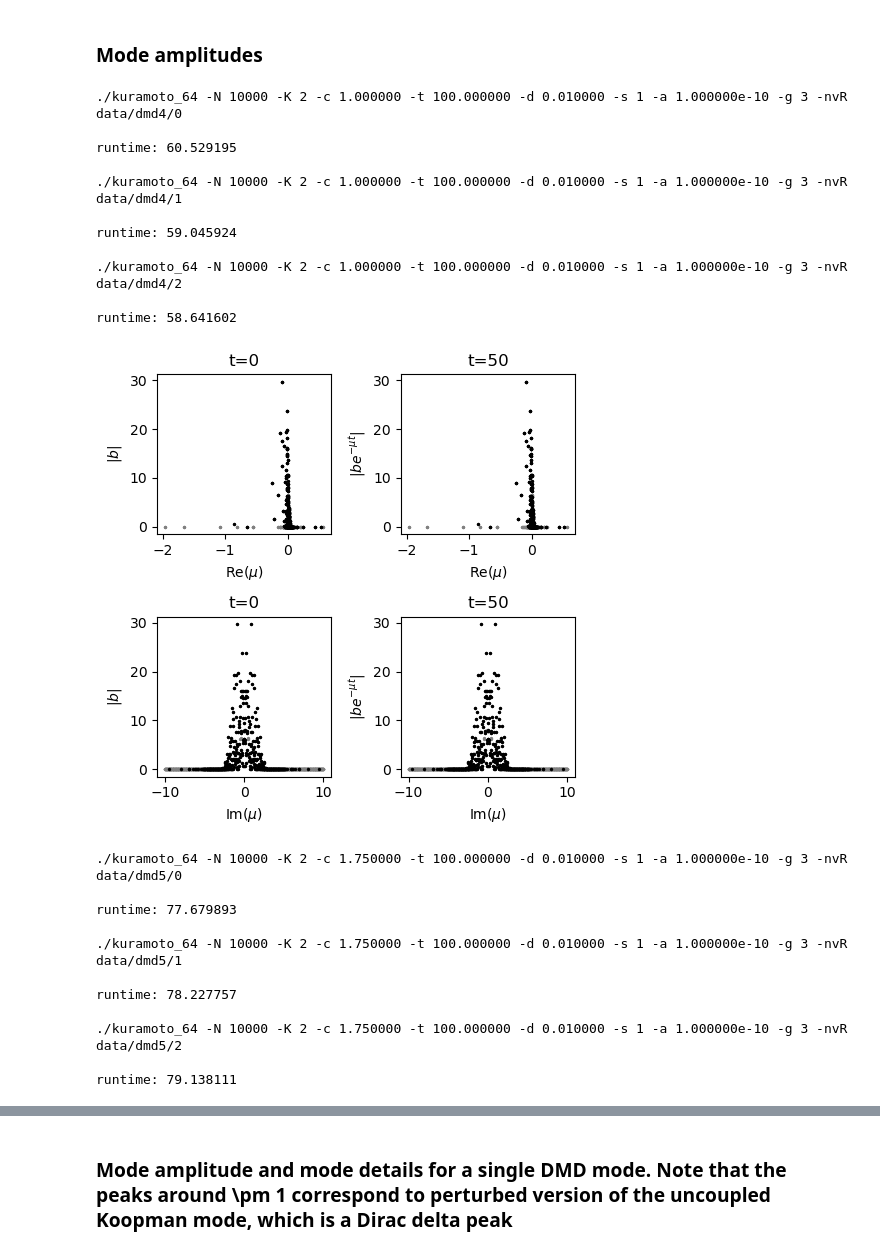
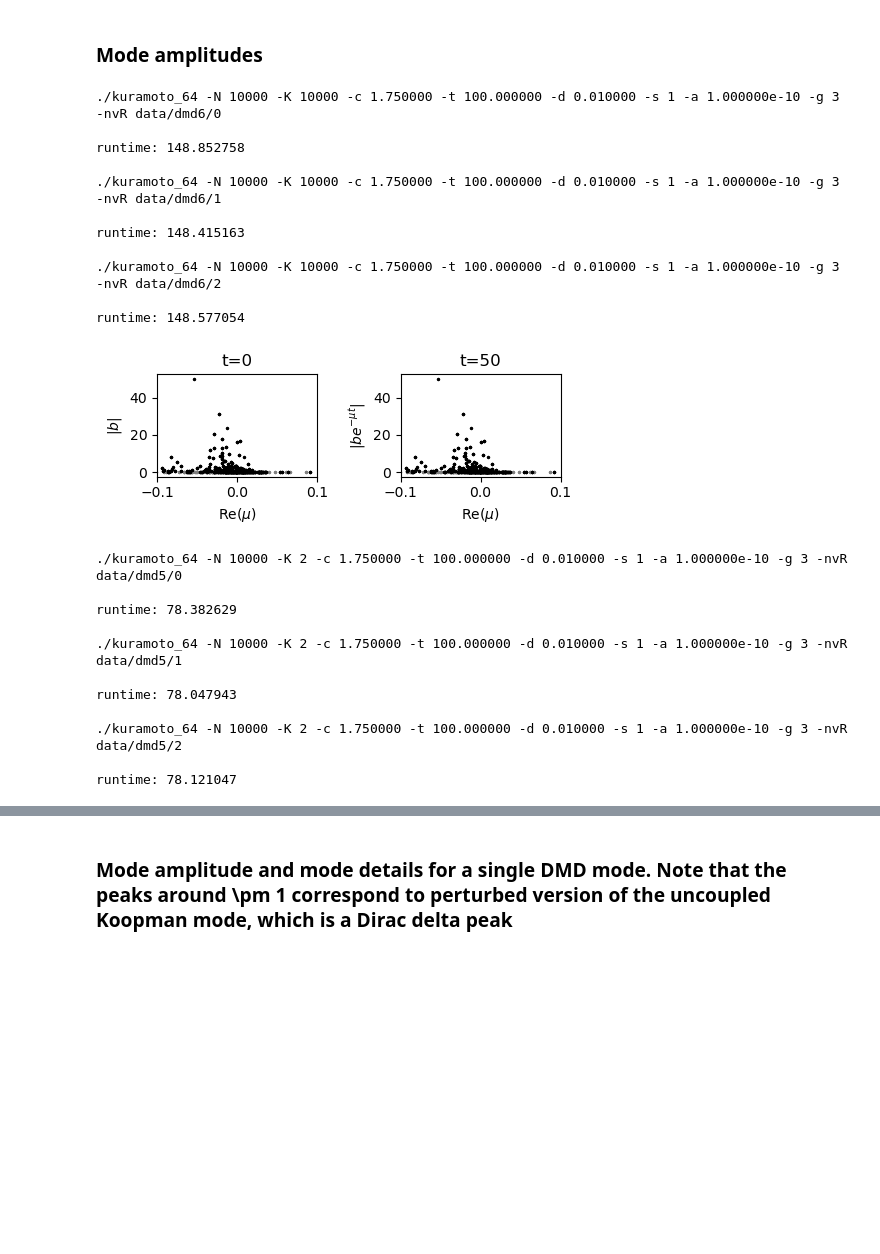
Before and after one commit to znicolaou/kuramoto, a Jupyter notebook: dmdplot.ipynb, the cells around one changed output, grey strips where cells are left out. Saved outputs shown, nothing was run; the diff lists cells and outputs as text; code cells hidden in the pictures; blank space fills up the shorter version.

Commit message:
updated plots

```diff
--- a/dmdplot.ipynb
+++ b/dmdplot.ipynb
@@ -143,8 +200,8 @@ for filebase0 in filebases:
     inds=np.where(vals1[:-nr*ni]<rescrit)[0]
     plt.scatter(xs1,ys1,c='black',s=1)
     plt.scatter(xs1[inds],ys1[inds],c='white',s=1)
-    plt.ylim(-3,3)
-    plt.xlim(-0.6,0.6)
+    # plt.ylim(-3,3)
+    # plt.xlim(-0.6,0.6)
     if m>0:
         plt.gca().set_yticklabels([])
     else:
@@ -161,7 +218,11 @@ plt.show()
 # %% [markdown]
 ### Mode amplitudes
 # %%
-filebases=['data/dmd4/','data/dmd5/','data/dmd6/']
+filebases=['data/dmd6/','data/dmd5/','data/dmd4/']
+nr=26
+ni=26
+rescrit=1E-9
+
 
 for filebase0 in filebases:
     thetas=[]
@@ -207,69 +268,58 @@ for filebase0 in filebases:
     S=s[:r]
     vs=(np.conjugate(V).T*1/S).dot(xis)
 
-    plt.subplots(2,2,figsize=(5,5))
+    plt.subplots(1,2,figsize=(5,2))
 
-    inds=np.where(vals1[:-nr*ni]<rescrit)[0]
+    inds=np.where(vals[:-nr*ni]<rescrit)[0]
     xs=np.real(np.log(zs[:-nr*ni])/dt)
     ys=np.imag(np.log(zs[:-nr*ni])/dt)
+    rs=(xs**2+ys**2)**0.5
     bs=np.abs(X[0].dot(vs[:,:-nr*ni])/np.linalg.norm(vs[:,:-nr*ni],axis=0))
     bsn=np.abs(X[n].dot(vs[:,:-nr*ni])/np.linalg.norm(vs[:,:-nr*ni],axis=0)/zs[:-nr*ni]**n)
 
-    plt.subplot(2,2,1)
+    plt.subplot(1,2,1)
     plt.scatter(xs,bs,c='grey',s=2)
     plt.scatter(xs[inds],bs[inds],c='black',s=2)
     plt.title('t=%.0f'%(dt*0))
     plt.xlabel(r'$\mathrm{Re}(\mu)$')
     plt.ylabel(r'$|b|$')
+    plt.xlim(-0.1,0.1)
 
-    plt.subplot(2,2,2)
+
+    plt.subplot(1,2,2)
     n=5000
     plt.scatter(xs,bsn,c='grey',s=2)
     plt.scatter(xs[inds],bsn[inds],c='black',s=2)
     plt.title('t=%.0f'%(dt*n))
     plt.xlabel(r'$\mathrm{Re}(\mu)$')
     plt.ylabel(r'$|be^{-\mu t}|$')
+    plt.xlim(-0.1,0.1)
 
-    plt.subplot(2,2,3)
-    plt.scatter(ys,bs,c='grey',s=2)
-    plt.scatter(ys[inds],bs[inds],c='black',s=2)
-    plt.title('t=%.0f'%(dt*0))
-    plt.xlabel(r'$\mathrm{Im}(\mu)$')
-    plt.ylabel(r'$|b|$')
-
-    plt.subplot(2,2,4)
-    n=5000
-    plt.scatter(ys,bsn,c='grey',s=2)
-    plt.scatter(ys[inds],bsn[inds],c='black',s=2)
-    plt.title('t=%.0f'%(dt*n))
-    plt.xlabel(r'$\mathrm{Im}(\mu)$')
-    plt.ylabel(r'$|be^{-\mu t}|$')
-
-
+    np.savetxt(filebase0+'amplitudes.txt',np.vstack([xs,ys,rs,bs,bsn,vals[:-nr*ni]]).T)
     plt.tight_layout()
     plt.savefig(filebase0+'modeamplitudes.pdf')
     plt.show()
 # %% [output]
-./kuramoto_64 -N 10000 -K 2 -c 1.000000 -t 100.000000 -d 0.010000 -s 1 -a 1.000000e-10 -g 3 -nvR data/dmd4/0
+./kuramoto_64 -N 10000 -K 10000 -c 1.750000 -t 100.000000 -d 0.010000 -s 1 -a 1.000000e-10 -g 3 -nvR data/dmd6/0
 
-runtime: 60.529195
+runtime: 148.852758
 
-./kuramoto_64 -N 10000 -K 2 -c 1.000000 -t 100.000000 -d 0.010000 -s 1 -a 1.000000e-10 -g 3 -nvR data/dmd4/1
+./kuramoto_64 -N 10000 -K 10000 -c 1.750000 -t 100.000000 -d 0.010000 -s 1 -a 1.000000e-10 -g 3 -nvR data/dmd6/1
 
-runtime: 59.045924
+runtime: 148.415163
 
-./kuramoto_64 -N 10000 -K 2 -c 1.000000 -t 100.000000 -d 0.010000 -s 1 -a 1.000000e-10 -g 3 -nvR data/dmd4/2
+./kuramoto_64 -N 10000 -K 10000 -c 1.750000 -t 100.000000 -d 0.010000 -s 1 -a 1.000000e-10 -g 3 -nvR data/dmd6/2
 
-runtime: 58.641602
+runtime: 148.577054
-[figure, old version]
+[figure, new version]
 ./kuramoto_64 -N 10000 -K 2 -c 1.750000 -t 100.000000 -d 0.010000 -s 1 -a 1.000000e-10 -g 3 -nvR data/dmd5/0
 
-runtime: 77.679893
+runtime: 78.382629
 
 ./kuramoto_64 -N 10000 -K 2 -c 1.750000 -t 100.000000 -d 0.010000 -s 1 -a 1.000000e-10 -g 3 -nvR data/dmd5/1
 
-runtime: 78.227757
+runtime: 78.047943
 
 ./kuramoto_64 -N 10000 -K 2 -c 1.750000 -t 100.000000 -d 0.010000 -s 1 -a 1.000000e-10 -g 3 -nvR data/dmd5/2
 
-runtime: 79.138111
+runtime: 78.121047
```
Also changed, not shown: parts of 7 cells of this notebook, 1 other file.
